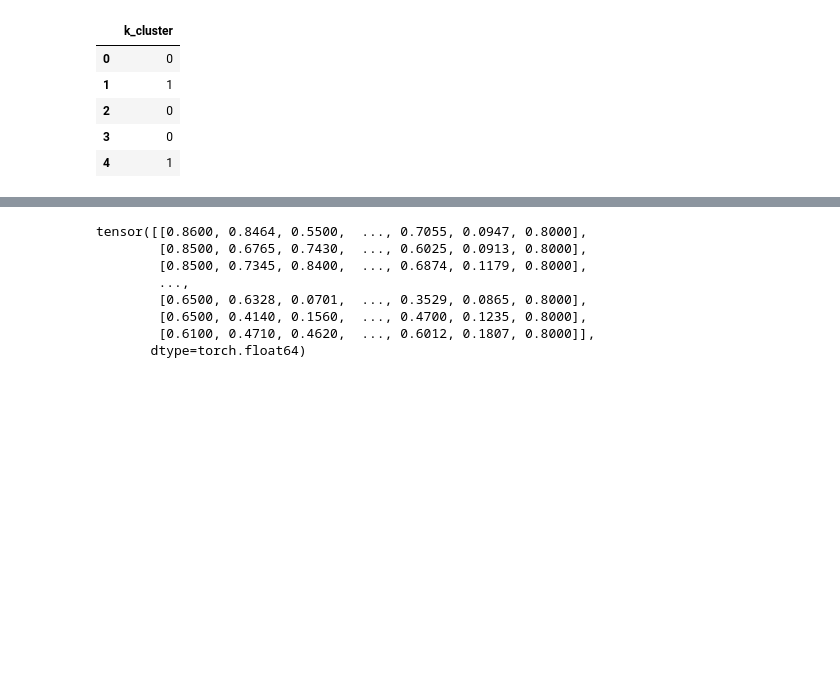
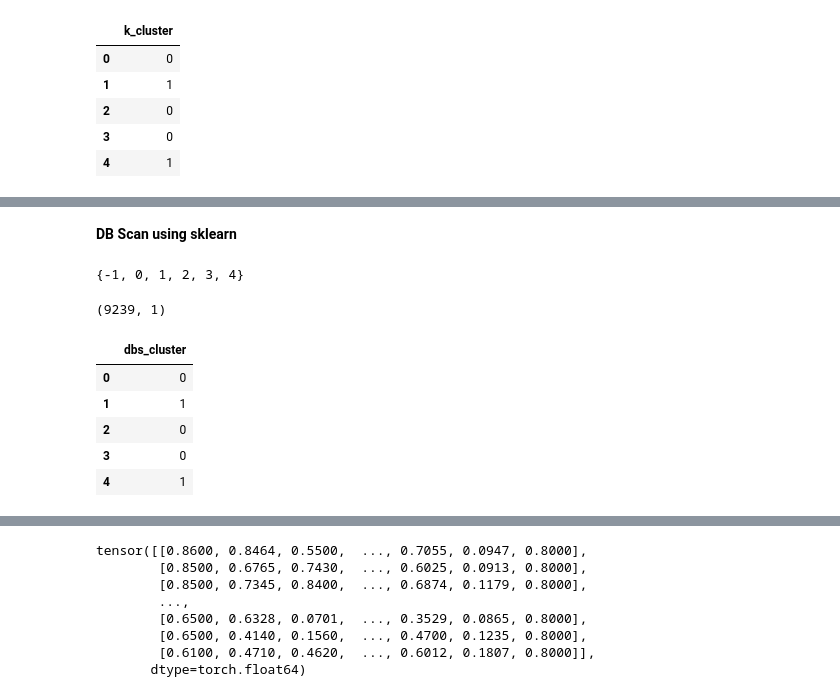
Before and after one commit to mukkatharun/Kmeans_ML_Assignment, a Jupyter notebook: Kmeans_ML_Assignment.ipynb, the cells around one changed output, grey strips where cells are left out. Saved outputs shown, nothing was run; the diff lists cells and outputs as text; code cells hidden in the pictures; blank space fills up the shorter version.

Commit message:
added db scan

```diff
--- a/Kmeans_ML_Assignment.ipynb
+++ b/Kmeans_ML_Assignment.ipynb
@@ -221,3 +231,5 @@ df_sc.loc[df_sc['k_cluster'] == 1][:10]
 | 14 | Matuê | Kenny G | 3MkdA6vwF0ifRl86yzTlJW | 82 | 0.417 | 0.767 | 9 | -3.310 | 1 | ... |
 | 15 | MC JottaPê | Sentou e Gostou | 6V43u5SCjkfMpxMAXRPifr | 82 | 0.702 | 0.672 | 7 | -3.308 | 1 | ... |
 | 16 | Luan Santana | quando a bad bater - ao vivo | 1nVIlX3h3Ds9bH6JMQopIU | 82 | 0.647 | 0.787 | 1 | -4.767 | 1 | ... |
+# %% [markdown]
+**DB Scan using sklearn**
@@ -223,0 +238,21 @@ df_sc.loc[df_sc['k_cluster'] == 1][:10]
+# %%
+clustering = DBSCAN(eps=0.5, min_samples=5).fit(df_scaled)
+# %%
+labels = clustering.labels_
+set(labels)
+# %% [output]
+{-1, 0, 1, 2, 3, 4}
+# %%
+dbscan_cluster_id = pd.DataFrame(data=labels, dtype=int)
+dbscan_cluster_id.columns = ['dbs_cluster']
+
+# predictions as a df
+dbscan_cluster_id.head()
+# %% [output]
+(9239, 1)
+|  | dbs_cluster |
+| 0 | 0 |
+| 1 | 1 |
+| 2 | 0 |
+| 3 | 0 |
+| 4 | 1 |
```
Also changed, not shown: parts of 11 cells of this notebook.
